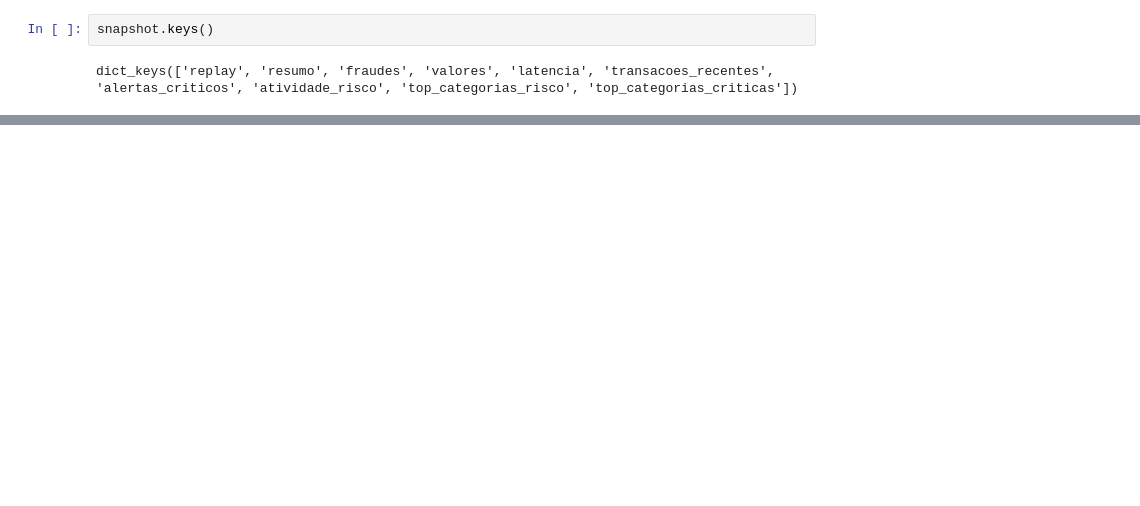
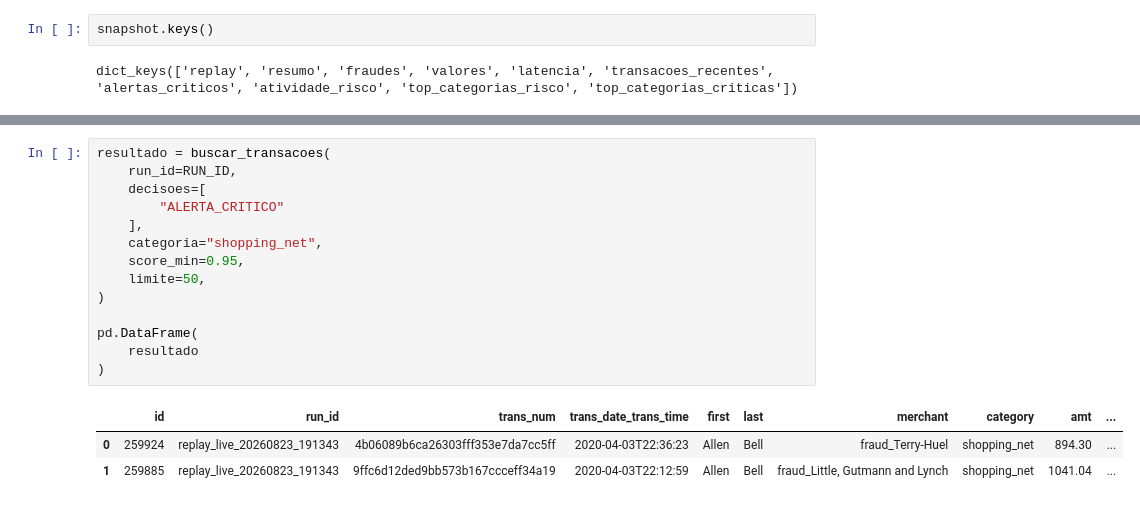
Before and after one commit to lucao-py/ccard_fraud_ml, a Jupyter notebook: notebooks/09. Replay Temporal.ipynb, the cells around one changed output, grey strips where cells are left out. Cells and saved outputs as stored; diff of their text form; blank space fills up the shorter version.

```diff
--- a/notebooks/09. Replay Temporal.ipynb
+++ b/notebooks/09. Replay Temporal.ipynb
@@ -406,0 +520,18 @@ dict_keys(['replay', 'resumo', 'fraudes', 'valores', 'latencia', 'transacoes_rec
+# %%
+resultado = buscar_transacoes(
+    run_id=RUN_ID,
+    decisoes=[
+        "ALERTA_CRITICO"
+    ],
+    categoria="shopping_net",
+    score_min=0.95,
+    limite=50,
+)
+
+pd.DataFrame(
+    resultado
+)
+# %% [output]
+|  | id | run_id | trans_num | trans_date_trans_time | first | last | merchant | category | amt | ... |
+| 0 | 259924 | replay_live_20260823_191343 | 4b06089b6ca26303fff353e7da7cc5ff | 2020-04-03T22:36:23 | Allen | Bell | fraud_Terry-Huel | shopping_net | 894.30 | ... |
+| 1 | 259885 | replay_live_20260823_191343 | 9ffc6d12ded9bb573b167ccceff34a19 | 2020-04-03T22:12:59 | Allen | Bell | fraud_Little, Gutmann and Lynch | shopping_net | 1041.04 | ... |
```
Also changed, not shown: parts of 11 cells of this notebook, 5 other files.
